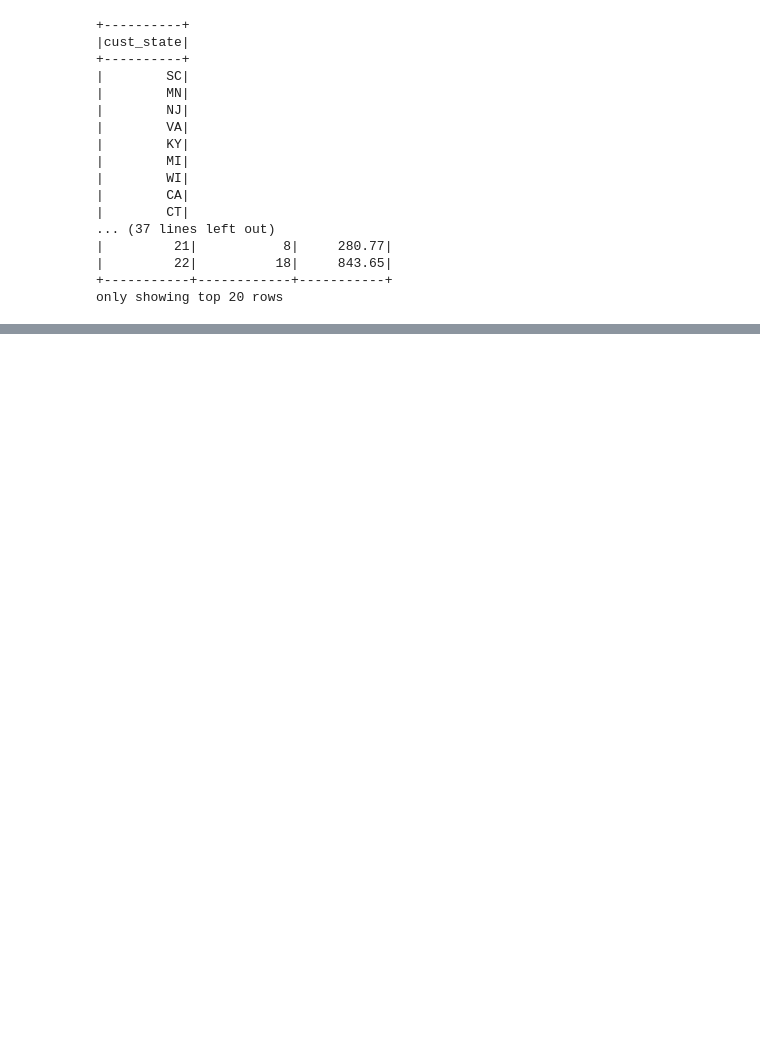
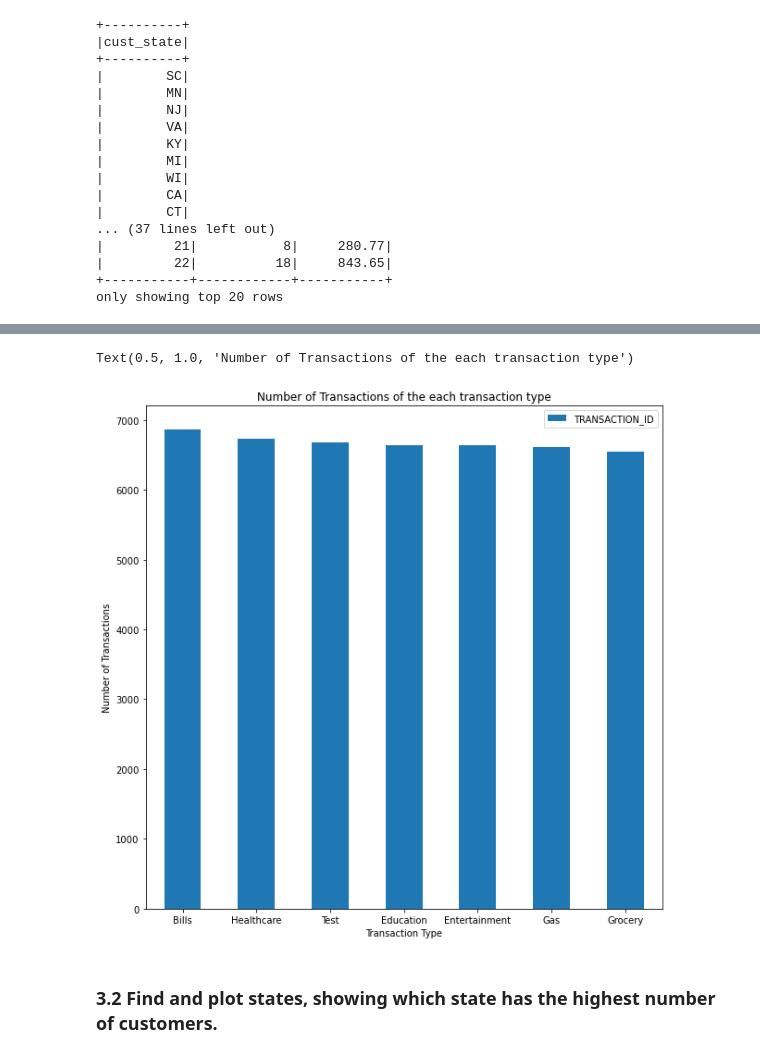
Before and after one commit to vitasunnie0812/Capstone_project, a Jupyter notebook: CAPSTONE_PROJECT.ipynb, the cells around one changed output, grey strips where cells are left out. Saved outputs shown, nothing was run; the diff lists cells and outputs as text; code cells hidden in the pictures; blank space fills up the shorter version.

```diff
--- a/CAPSTONE_PROJECT.ipynb
+++ b/CAPSTONE_PROJECT.ipynb
@@ -561,0 +572,3 @@ only showing top 20 rows
+# %%
+pd_credit = credit.toPandas()
+pd_credit.head()
@@ -561,0 +599,3 @@ only showing top 20 rows
+# %%
+graph1 = pd_credit.groupby('TRANSACTION_TYPE').count()['TRANSACTION_ID'].to_frame().sort_values(by='TRANSACTION_ID',ascending=False)
+print(graph1)
@@ -561,0 +612,11 @@ only showing top 20 rows
+# %%
+graph1.plot(kind='bar', figsize=(10,10 ), rot=0)
+
+plt.xlabel('Transaction Type')
+plt.ylabel('Number of Transactions')
+plt.title('Number of Transactions of the each transaction type')
+# %% [output]
+Text(0.5, 1.0, 'Number of Transactions of the each transaction type')
+[figure, added]
+# %% [markdown]
+### 3.2  Find and plot states, showing which state has the highest number of customers.
```
Also changed, not shown: parts of 58 cells of this notebook.
